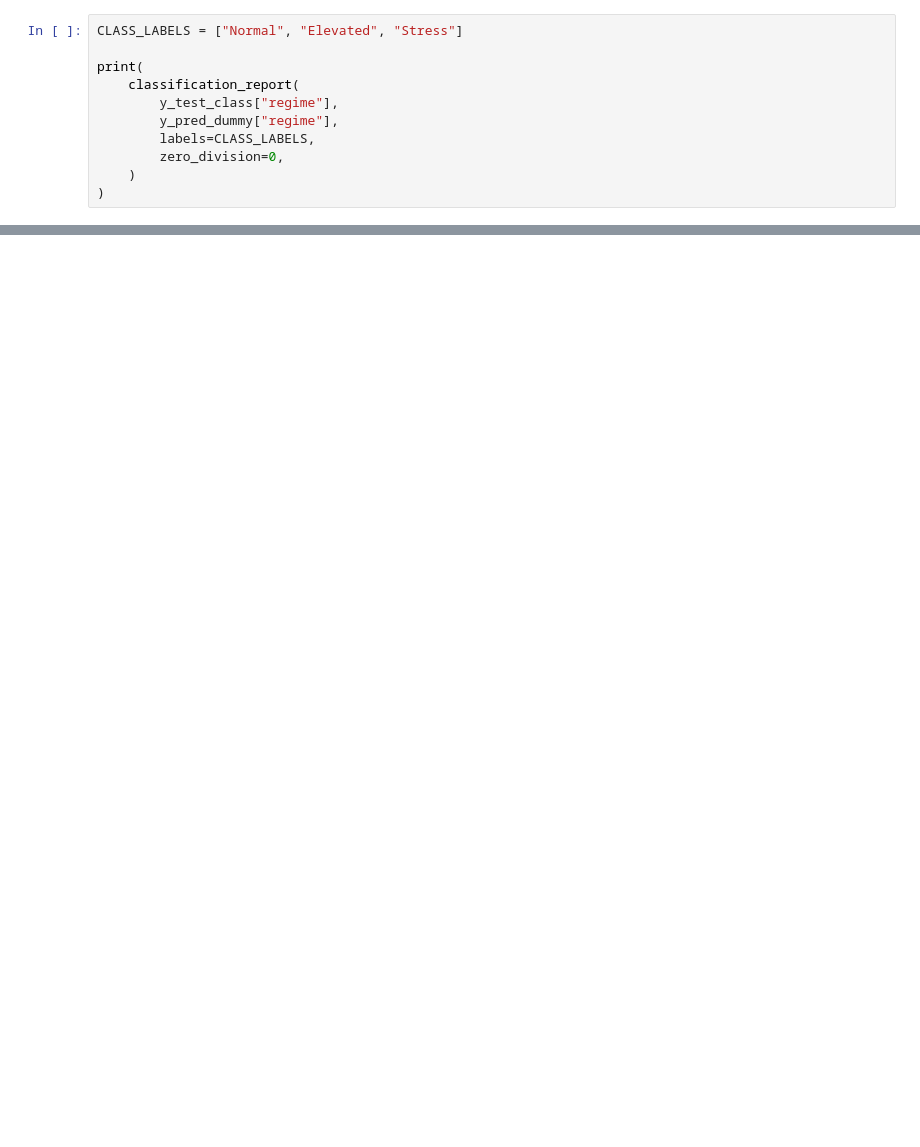
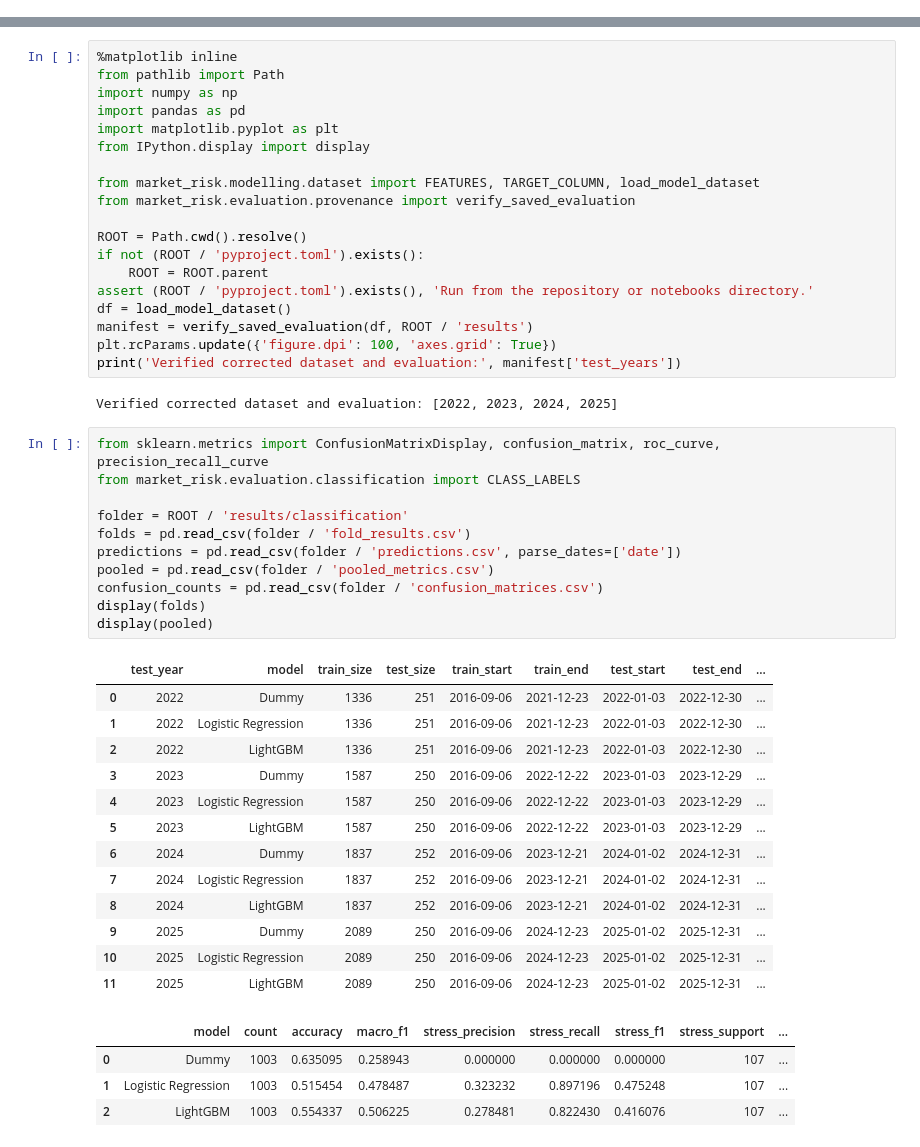
Before and after one commit to Lucie0124/Financial-Volatility-Forecasting, a Jupyter notebook: notebooks/05_regime_classification.ipynb, the cells around one changed output, grey strips where cells are left out. Cells and saved outputs as stored; diff of their text form; blank space fills up the shorter version.

```diff
--- a/notebooks/05_regime_classification.ipynb
+++ b/notebooks/05_regime_classification.ipynb
@@ -226,11 +0,0 @@ dummy_macro_f1
-# %%
-CLASS_LABELS = ["Normal", "Elevated", "Stress"]
-
-print(
-    classification_report(
-        y_test_class["regime"],
-        y_pred_dummy["regime"],
-        labels=CLASS_LABELS,
-        zero_division=0,
-    )
-)
@@ -1076,0 +5,50 @@ Model conclusion: LightGBM remains slightly better for overall three-regime clas
+# %%
+%matplotlib inline
+from pathlib import Path
+import numpy as np
+import pandas as pd
+import matplotlib.pyplot as plt
+from IPython.display import display
+
+from market_risk.modelling.dataset import FEATURES, TARGET_COLUMN, load_model_dataset
+from market_risk.evaluation.provenance import verify_saved_evaluation
+
+ROOT = Path.cwd().resolve()
+if not (ROOT / 'pyproject.toml').exists():
+    ROOT = ROOT.parent
+assert (ROOT / 'pyproject.toml').exists(), 'Run from the repository or notebooks directory.'
+df = load_model_dataset()
+manifest = verify_saved_evaluation(df, ROOT / 'results')
+plt.rcParams.update({'figure.dpi': 100, 'axes.grid': True})
+print('Verified corrected dataset and evaluation:', manifest['test_years'])
+# %% [output]
+Verified corrected dataset and evaluation: [2022, 2023, 2024, 2025]
+# %%
+from sklearn.metrics import ConfusionMatrixDisplay, confusion_matrix, roc_curve, precision_recall_curve
+from market_risk.evaluation.classification import CLASS_LABELS
+
+folder = ROOT / 'results/classification'
+folds = pd.read_csv(folder / 'fold_results.csv')
+predictions = pd.read_csv(folder / 'predictions.csv', parse_dates=['date'])
+pooled = pd.read_csv(folder / 'pooled_metrics.csv')
+confusion_counts = pd.read_csv(folder / 'confusion_matrices.csv')
+display(folds)
+display(pooled)
+# %% [output]
+|  | test_year | model | train_size | test_size | train_start | train_end | test_start | test_end | ... |
+| 0 | 2022 | Dummy | 1336 | 251 | 2016-09-06 | 2021-12-23 | 2022-01-03 | 2022-12-30 | ... |
+| 1 | 2022 | Logistic Regression | 1336 | 251 | 2016-09-06 | 2021-12-23 | 2022-01-03 | 2022-12-30 | ... |
+| 2 | 2022 | LightGBM | 1336 | 251 | 2016-09-06 | 2021-12-23 | 2022-01-03 | 2022-12-30 | ... |
+| 3 | 2023 | Dummy | 1587 | 250 | 2016-09-06 | 2022-12-22 | 2023-01-03 | 2023-12-29 | ... |
+| 4 | 2023 | Logistic Regression | 1587 | 250 | 2016-09-06 | 2022-12-22 | 2023-01-03 | 2023-12-29 | ... |
+| 5 | 2023 | LightGBM | 1587 | 250 | 2016-09-06 | 2022-12-22 | 2023-01-03 | 2023-12-29 | ... |
+| 6 | 2024 | Dummy | 1837 | 252 | 2016-09-06 | 2023-12-21 | 2024-01-02 | 2024-12-31 | ... |
+| 7 | 2024 | Logistic Regression | 1837 | 252 | 2016-09-06 | 2023-12-21 | 2024-01-02 | 2024-12-31 | ... |
+| 8 | 2024 | LightGBM | 1837 | 252 | 2016-09-06 | 2023-12-21 | 2024-01-02 | 2024-12-31 | ... |
+| 9 | 2025 | Dummy | 2089 | 250 | 2016-09-06 | 2024-12-23 | 2025-01-02 | 2025-12-31 | ... |
+| 10 | 2025 | Logistic Regression | 2089 | 250 | 2016-09-06 | 2024-12-23 | 2025-01-02 | 2025-12-31 | ... |
+| 11 | 2025 | LightGBM | 2089 | 250 | 2016-09-06 | 2024-12-23 | 2025-01-02 | 2025-12-31 | ... |
+|  | model | count | accuracy | macro_f1 | stress_precision | stress_recall | stress_f1 | stress_support | ... |
+| 0 | Dummy | 1003 | 0.635095 | 0.258943 | 0.000000 | 0.000000 | 0.000000 | 107 | ... |
+| 1 | Logistic Regression | 1003 | 0.515454 | 0.478487 | 0.323232 | 0.897196 | 0.475248 | 107 | ... |
+| 2 | LightGBM | 1003 | 0.554337 | 0.506225 | 0.278481 | 0.822430 | 0.416076 | 107 | ... |
```
Also changed, not shown: parts of 125 cells of this notebook, 20 other files.
